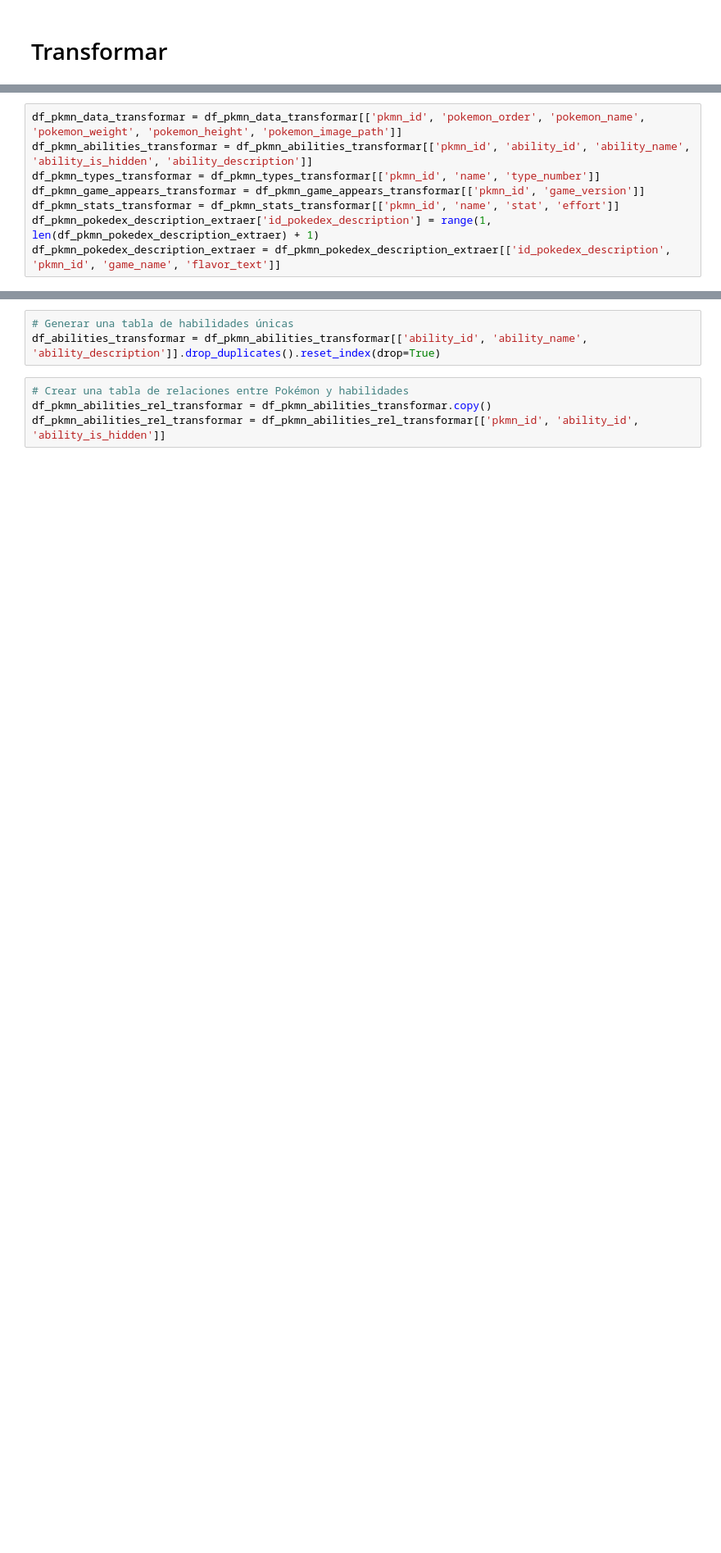
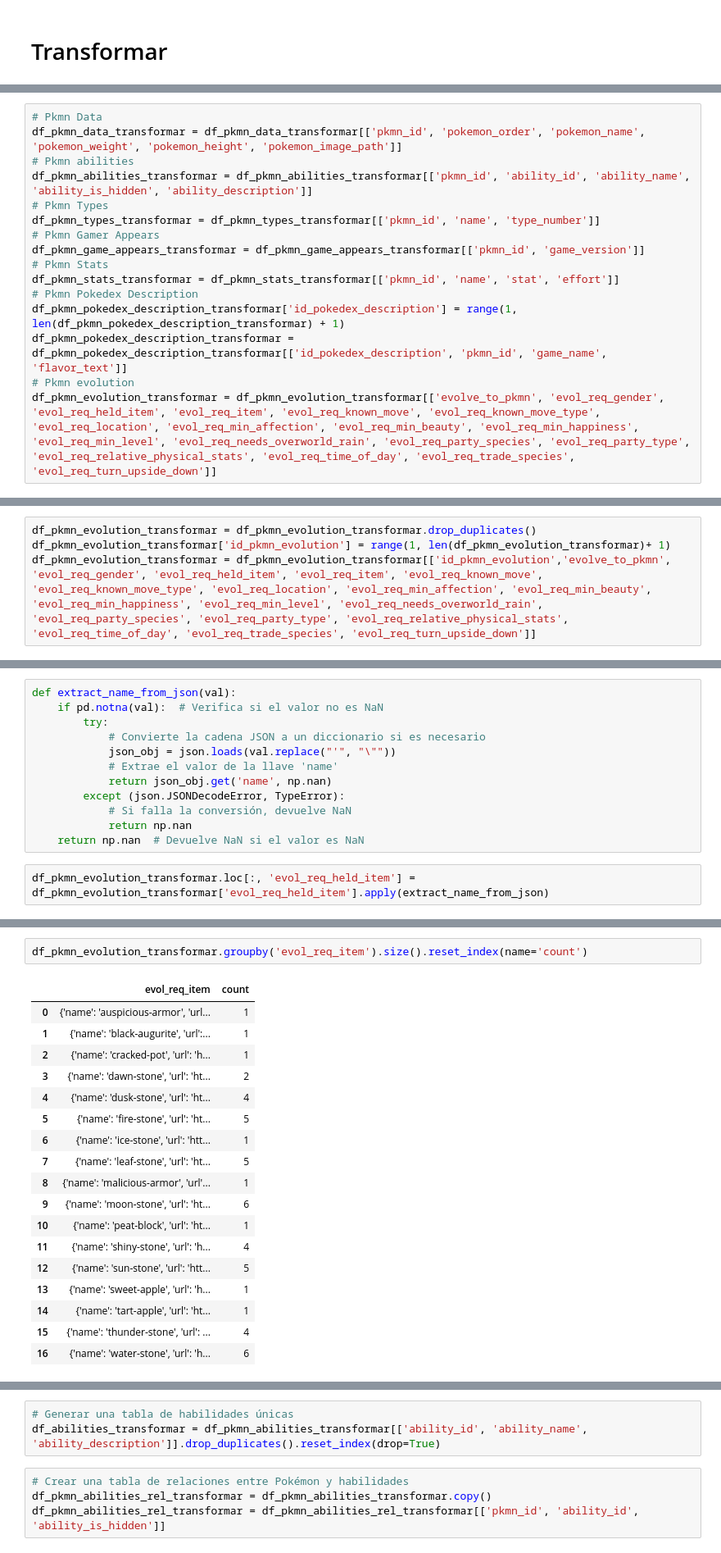
Before and after one commit to dolivera95/api_pokemon_analysis, a Jupyter notebook: analysis_pokemon.ipynb, the cells around one changed output, grey strips where cells are left out. Shown at 82% size. Cells and saved outputs as stored; diff of their text form; blank space fills up the shorter version.

Commit message:
starts to transformation data

```diff
--- a/analysis_pokemon.ipynb
+++ b/analysis_pokemon.ipynb
@@ -276,8 +322,16 @@ df_pkmn_stats_transformar = pd.read_csv('fuente/extraer/pkmn_stats.csv', delimit
 # %%
+# Pkmn Data
 df_pkmn_data_transformar = df_pkmn_data_transformar[['pkmn_id', 'pokemon_order', 'pokemon_name', 'pokemon_weight', 'pokemon_height', 'pokemon_image_path']]
+# Pkmn abilities
 df_pkmn_abilities_transformar = df_pkmn_abilities_transformar[['pkmn_id', 'ability_id', 'ability_name', 'ability_is_hidden', 'ability_description']]
+# Pkmn Types
 df_pkmn_types_transformar = df_pkmn_types_transformar[['pkmn_id', 'name', 'type_number']]
+# Pkmn Gamer Appears
 df_pkmn_game_appears_transformar = df_pkmn_game_appears_transformar[['pkmn_id', 'game_version']]
+# Pkmn Stats
 df_pkmn_stats_transformar = df_pkmn_stats_transformar[['pkmn_id', 'name', 'stat', 'effort']]
-df_pkmn_pokedex_description_extraer['id_pokedex_description'] = range(1, len(df_pkmn_pokedex_description_extraer) + 1)
-df_pkmn_pokedex_description_extraer = df_pkmn_pokedex_description_extraer[['id_pokedex_description', 'pkmn_id', 'game_name', 'flavor_text']]
+# Pkmn Pokedex Description
+df_pkmn_pokedex_description_transformar['id_pokedex_description'] = range(1, len(df_pkmn_pokedex_description_transformar) + 1)
+df_pkmn_pokedex_description_transformar = df_pkmn_pokedex_description_transformar[['id_pokedex_description', 'pkmn_id', 'game_name', 'flavor_text']]
+# Pkmn evolution
+df_pkmn_evolution_transformar = df_pkmn_evolution_transformar[['evolve_to_pkmn', 'evol_req_gender', 'evol_req_held_item', 'evol_req_item', 'evol_req_known_move', 'evol_req_known_move_type', 'evol_req_location', 'evol_req_min_affection', 'evol_req_min_beauty', 'evol_req_min_happiness', 'evol_req_min_level', 'evol_req_needs_overworld_rain', 'evol_req_party_species', 'evol_req_party_type', 'evol_req_relative_physical_stats', 'evol_req_time_of_day', 'evol_req_trade_species', 'evol_req_turn_upside_down']]
@@ -283,0 +342,4 @@ df_pkmn_pokedex_description_extraer = df_pkmn_pokedex_description_extraer[['id_p
+# %%
+df_pkmn_evolution_transformar = df_pkmn_evolution_transformar.drop_duplicates()
+df_pkmn_evolution_transformar['id_pkmn_evolution'] = range(1, len(df_pkmn_evolution_transformar)+ 1)
+df_pkmn_evolution_transformar = df_pkmn_evolution_transformar[['id_pkmn_evolution','evolve_to_pkmn', 'evol_req_gender', 'evol_req_held_item', 'evol_req_item', 'evol_req_known_move', 'evol_req_known_move_type', 'evol_req_location', 'evol_req_min_affection', 'evol_req_min_beauty', 'evol_req_min_happiness', 'evol_req_min_level', 'evol_req_needs_overworld_rain', 'evol_req_party_species', 'evol_req_party_type', 'evol_req_relative_physical_stats', 'evol_req_time_of_day', 'evol_req_trade_species', 'evol_req_turn_upside_down']]
@@ -283,0 +396,14 @@ df_pkmn_pokedex_description_extraer = df_pkmn_pokedex_description_extraer[['id_p
+# %%
+def extract_name_from_json(val):
+    if pd.notna(val):  # Verifica si el valor no es NaN
+        try:
+            # Convierte la cadena JSON a un diccionario si es necesario
+            json_obj = json.loads(val.replace("'", "\""))
+            # Extrae el valor de la llave 'name'
+            return json_obj.get('name', np.nan)
+        except (json.JSONDecodeError, TypeError):
+            # Si falla la conversión, devuelve NaN
+            return np.nan
+    return np.nan  # Devuelve NaN si el valor es NaN
+# %%
+df_pkmn_evolution_transformar.loc[:, 'evol_req_held_item'] = df_pkmn_evolution_transformar['evol_req_held_item'].apply(extract_name_from_json)
@@ -283,0 +414,21 @@ df_pkmn_pokedex_description_extraer = df_pkmn_pokedex_description_extraer[['id_p
+# %%
+df_pkmn_evolution_transformar.groupby('evol_req_item').size().reset_index(name='count')
+# %% [output]
+|  | evol_req_item | count |
+| 0 | {'name': 'auspicious-armor', 'url... | 1 |
+| 1 | {'name': 'black-augurite', 'url':... | 1 |
+| 2 | {'name': 'cracked-pot', 'url': 'h... | 1 |
+| 3 | {'name': 'dawn-stone', 'url': 'ht... | 2 |
+| 4 | {'name': 'dusk-stone', 'url': 'ht... | 4 |
+| 5 | {'name': 'fire-stone', 'url': 'ht... | 5 |
+| 6 | {'name': 'ice-stone', 'url': 'htt... | 1 |
+| 7 | {'name': 'leaf-stone', 'url': 'ht... | 5 |
+| 8 | {'name': 'malicious-armor', 'url'... | 1 |
+| 9 | {'name': 'moon-stone', 'url': 'ht... | 6 |
+| 10 | {'name': 'peat-block', 'url': 'ht... | 1 |
+| 11 | {'name': 'shiny-stone', 'url': 'h... | 4 |
+| 12 | {'name': 'sun-stone', 'url': 'htt... | 5 |
+| 13 | {'name': 'sweet-apple', 'url': 'h... | 1 |
+| 14 | {'name': 'tart-apple', 'url': 'ht... | 1 |
+| 15 | {'name': 'thunder-stone', 'url': ... | 4 |
+| 16 | {'name': 'water-stone', 'url': 'h... | 6 |
```
Also changed, not shown: parts of 43 cells of this notebook, 7 other files.
